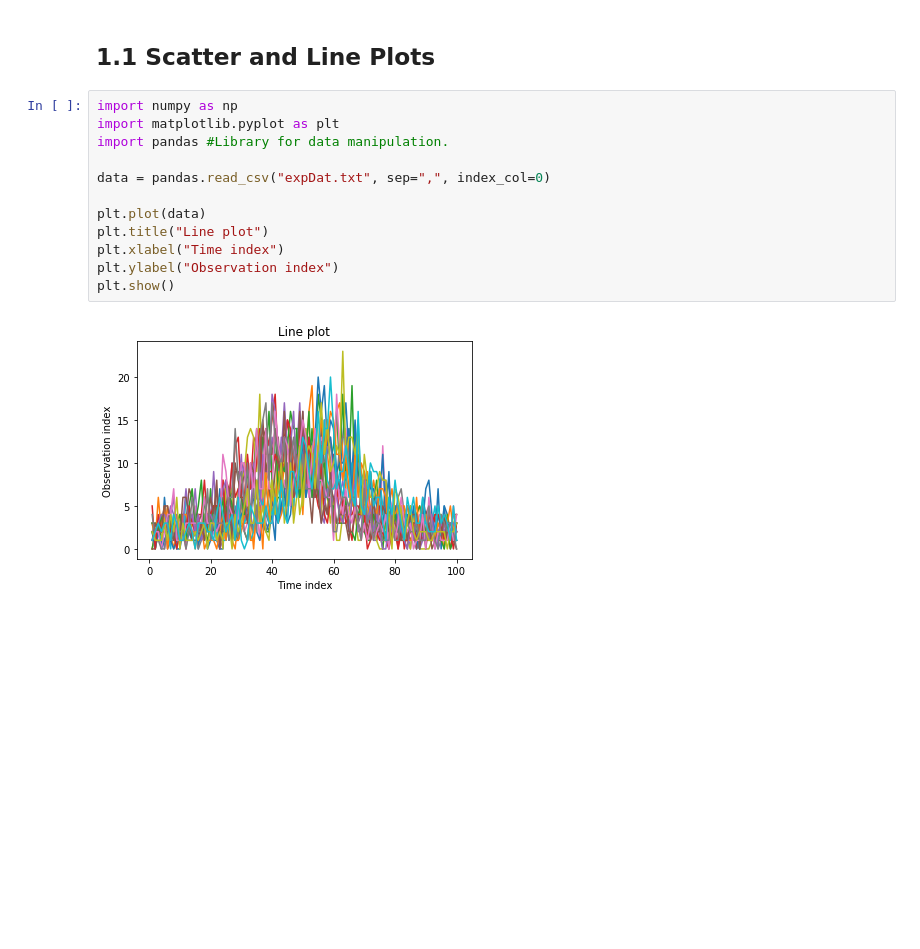
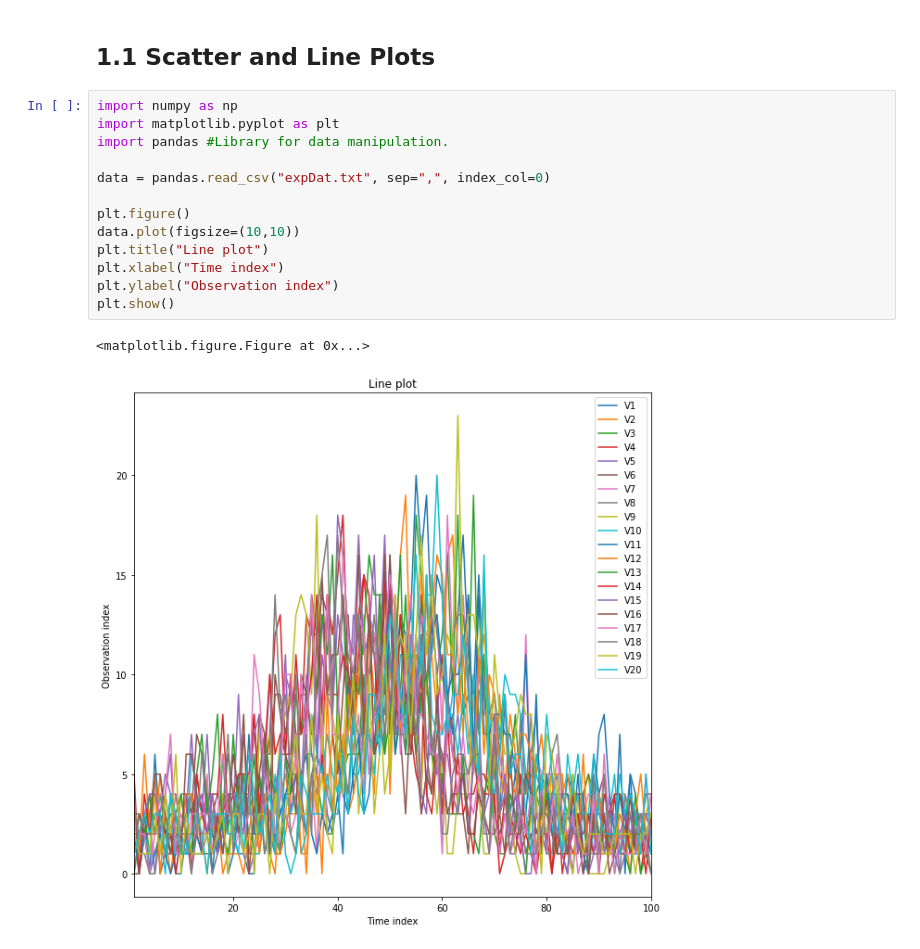
Before and after one commit to davidmunkacsi93/machine-intelligence, a Jupyter notebook: 01_Data_Processing/01_Solution/01_sheet.ipynb, the cells around one changed output. Drawn from its saved outputs; the diff is of its cells as text; blank space fills up the shorter version.

```diff
--- a/01_Data_Processing/01_Solution/01_sheet.ipynb
+++ b/01_Data_Processing/01_Solution/01_sheet.ipynb
@@ -5,17 +5,19 @@
 # %%
 import numpy as np
 import matplotlib.pyplot as plt
 import pandas #Library for data manipulation.
 
 data = pandas.read_csv("expDat.txt", sep=",", index_col=0)
 
-plt.plot(data)
+plt.figure()
+data.plot(figsize=(10,10))
 plt.title("Line plot")
 plt.xlabel("Time index")
 plt.ylabel("Observation index")
 plt.show()
 # %% [output]
+<matplotlib.figure.Figure at 0x...>
-[figure, old version]
+[figure, new version]
 # %%
 from pandas.tools.plotting import scatter_matrix
 
```
Also changed, not shown: parts of 2 cells of this notebook.
